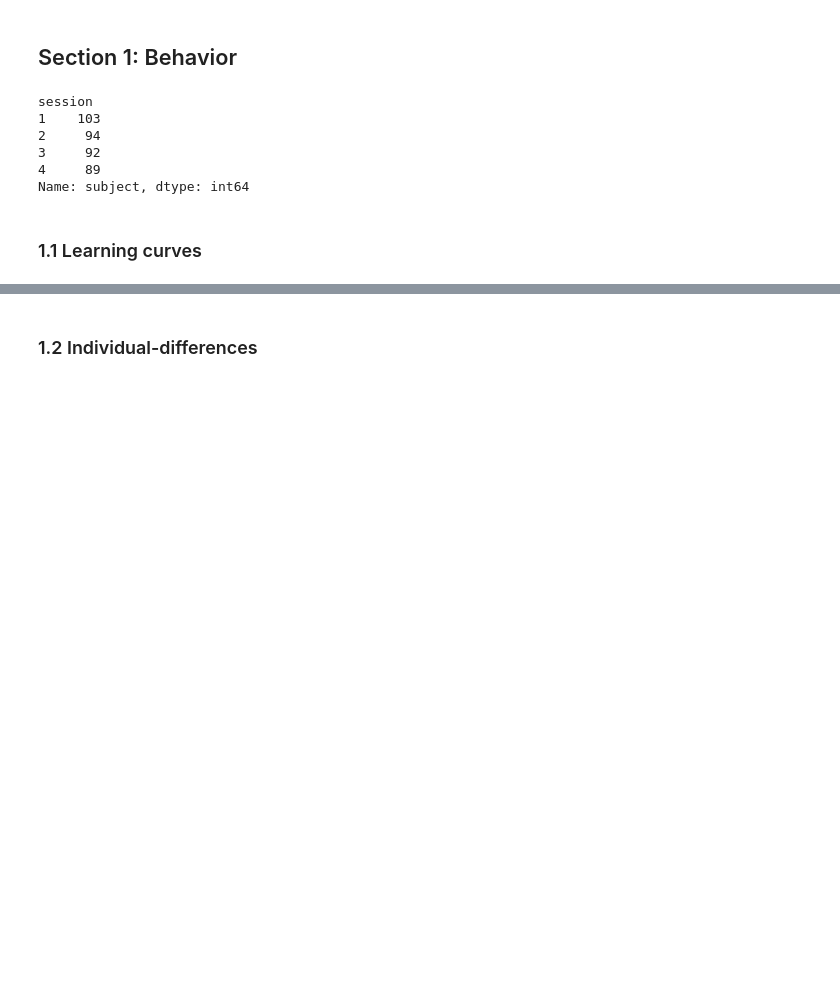
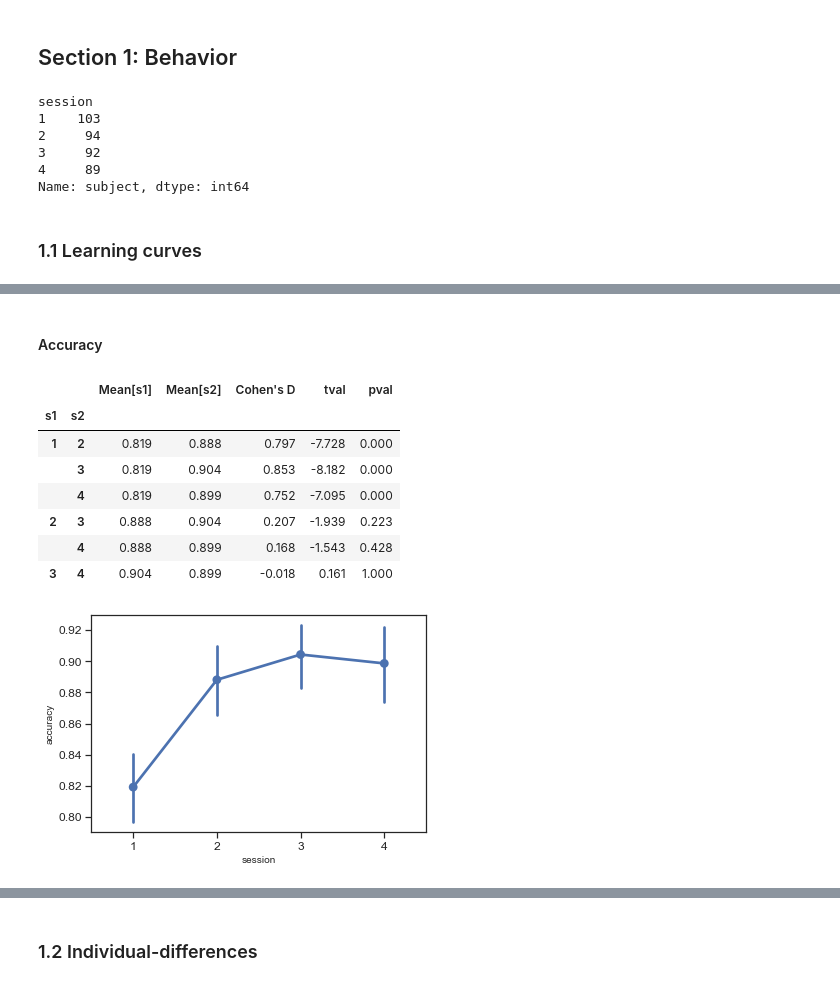
Before and after one commit to nivlab/RobotFactory, a Jupyter notebook: study01/02_Descriptive.ipynb, the cells around one changed output, grey strips where cells are left out. Drawn from its saved outputs; the diff is of its cells as text; code cells hidden in the pictures; blank space fills up the shorter version.

Commit message:
remove logistic analyses; stick to simpler nonparmametric permutation tests

```diff
--- a/study01/02_Descriptive.ipynb
+++ b/study01/02_Descriptive.ipynb
@@ -51,0 +56,55 @@ g.set_ylabels('p(go)');
+# %%
+from itertools import combinations
+from scipy.stats import ttest_rel
+
+## Define parameters.
+pairs = list(combinations([1,2,3,4], 2))
+n_iter = 5000
+# %% [markdown]
+#### Accuracy
+# %%
+np.random.seed(47404)
+
+##
+pivot = data.pivot_table('accuracy', 'subject', 'session')
+gb = pivot.melt(ignore_index=False, value_name='accuracy')
+
+## Compute summary statistics.
+summary = []
+for j, (a, b) in enumerate(pairs):
+    summary.append({'s1': a, 's2': b, 'Mean[s1]': pivot[a].mean(), 'Mean[s2]': pivot[b].mean(),
+        "Cohen's D": pivot[[a,b]].diff(axis=1)[b].mean() / pivot[[a,b]].diff(axis=1)[b].std()})
+summary = DataFrame(summary)
+
+## Compute t-tests.
+tval = np.zeros((n_iter+1, len(pairs)))
+for i in tqdm(range(len(tval))):
+
+    ## Shuffle membership.
+    if i: pivot = pivot.T.apply(np.random.permutation).T
+
+    ## Iterate over session pairs.
+    for j, (a, b) in enumerate(pairs):
+        tval[i,j], _ = ttest_rel(*pivot[[a,b]].dropna().values.T)
+
+## Compute p-values.
+tval, null = tval[0], tval[1:]
+null = null[np.arange(len(null)), np.argmax(np.abs(null), axis=1)]
+pval = (np.sum(np.abs(tval) < np.abs(null).reshape(-1,1), axis=0) + 1) / (n_iter + 1)
+summary['tval'] = tval; summary['pval'] = pval
+
+## Plot.
+ax = sns.pointplot(x='session', y='accuracy', data=gb)
+
+## Return information.
+summary.set_index(['s1','s2']).round(3)
+# %% [output]
+|  |  | Mean[s1] | Mean[s2] | Cohen's D | tval | pval |
+| s1 | s2 |  |  |  |  |  |
+| 1 | 2 | 0.819 | 0.888 | 0.797 | -7.728 | 0.000 |
+|  | 3 | 0.819 | 0.904 | 0.853 | -8.182 | 0.000 |
+|  | 4 | 0.819 | 0.899 | 0.752 | -7.095 | 0.000 |
+| 2 | 3 | 0.888 | 0.904 | 0.207 | -1.939 | 0.223 |
+|  | 4 | 0.888 | 0.899 | 0.168 | -1.543 | 0.428 |
+| 3 | 4 | 0.904 | 0.899 | -0.018 | 0.161 | 1.000 |
+[figure, added]
```
Also changed, not shown: parts of 33 cells of this notebook, 7 other files.
